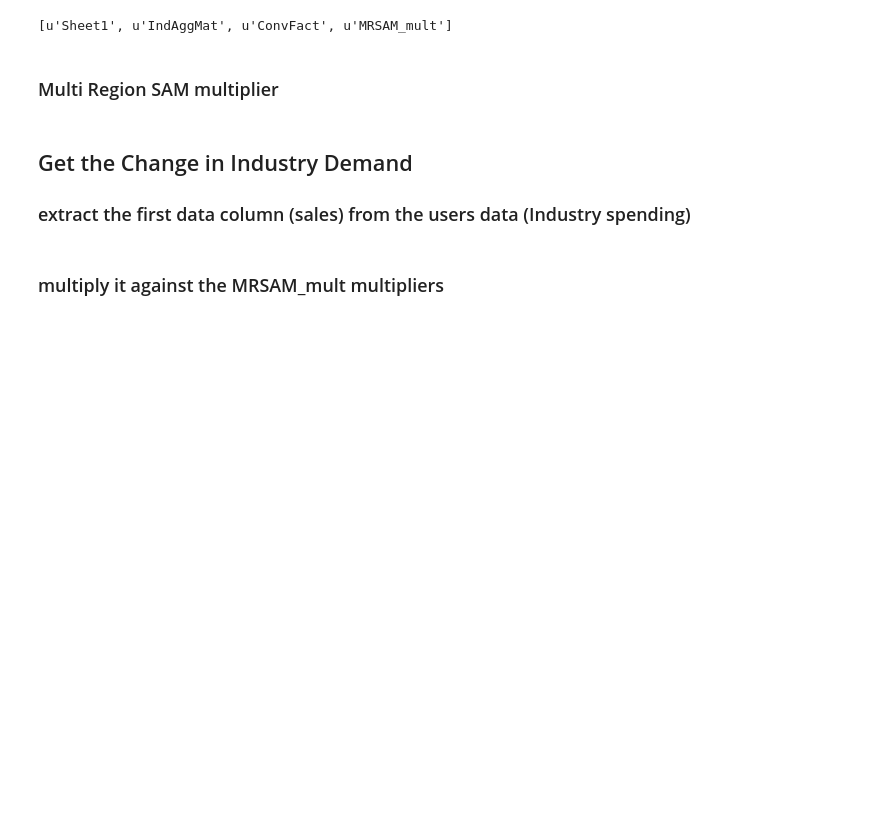
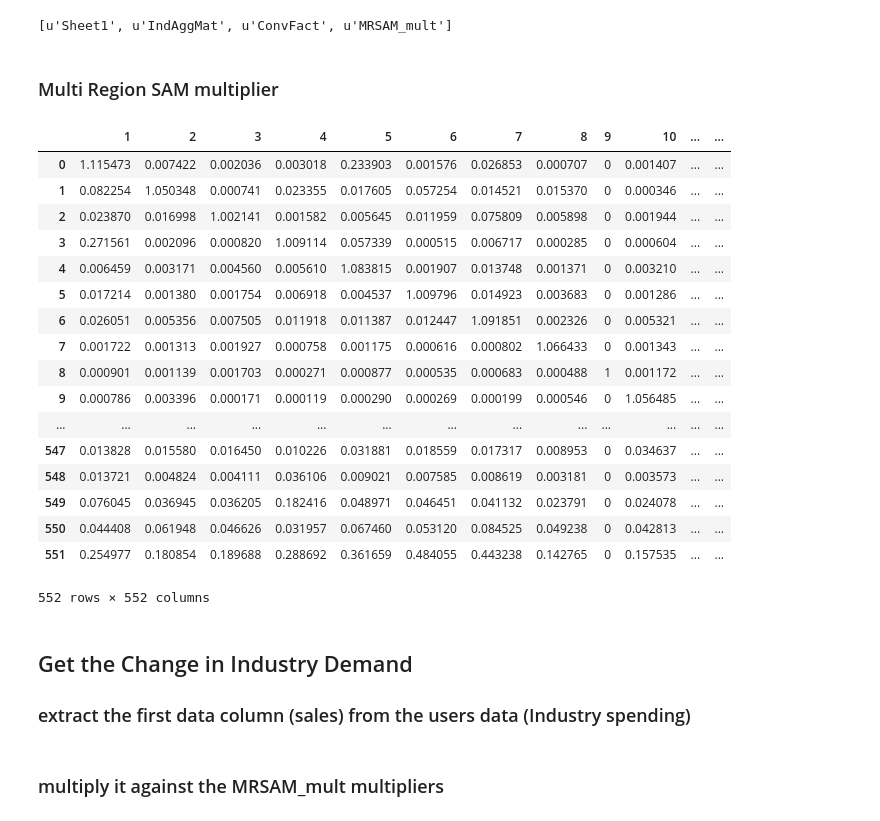
Before and after one commit to IEAGIS/reg_soc_acc_mat, a Jupyter notebook: reg_soc_acc_mat.ipynb, the cells around one changed output. Drawn from its saved outputs; the diff is of its cells as text; code cells hidden in the pictures; blank space fills up the shorter version.

```diff
--- a/reg_soc_acc_mat.ipynb
+++ b/reg_soc_acc_mat.ipynb
@@ -54,7 +54,26 @@ print (ref_mat.sheet_names)
 ### Multi Region SAM multiplier
 # %%
 mrsam_mult_df = pd.read_excel(ref_mat,'MRSAM_mult', skiprows=2,  parse_cols = "C:UH")
-#mrsam_mult_df
+mrsam_mult_df
+# %% [output]
+|  | 1 | 2 | 3 | 4 | 5 | 6 | 7 | 8 | 9 | 10 | ... | ... |
+| 0 | 1.115473 | 0.007422 | 0.002036 | 0.003018 | 0.233903 | 0.001576 | 0.026853 | 0.000707 | 0 | 0.001407 | ... | ... |
+| 1 | 0.082254 | 1.050348 | 0.000741 | 0.023355 | 0.017605 | 0.057254 | 0.014521 | 0.015370 | 0 | 0.000346 | ... | ... |
+| 2 | 0.023870 | 0.016998 | 1.002141 | 0.001582 | 0.005645 | 0.011959 | 0.075809 | 0.005898 | 0 | 0.001944 | ... | ... |
+| 3 | 0.271561 | 0.002096 | 0.000820 | 1.009114 | 0.057339 | 0.000515 | 0.006717 | 0.000285 | 0 | 0.000604 | ... | ... |
+| 4 | 0.006459 | 0.003171 | 0.004560 | 0.005610 | 1.083815 | 0.001907 | 0.013748 | 0.001371 | 0 | 0.003210 | ... | ... |
+| 5 | 0.017214 | 0.001380 | 0.001754 | 0.006918 | 0.004537 | 1.009796 | 0.014923 | 0.003683 | 0 | 0.001286 | ... | ... |
+| 6 | 0.026051 | 0.005356 | 0.007505 | 0.011918 | 0.011387 | 0.012447 | 1.091851 | 0.002326 | 0 | 0.005321 | ... | ... |
+| 7 | 0.001722 | 0.001313 | 0.001927 | 0.000758 | 0.001175 | 0.000616 | 0.000802 | 1.066433 | 0 | 0.001343 | ... | ... |
+| 8 | 0.000901 | 0.001139 | 0.001703 | 0.000271 | 0.000877 | 0.000535 | 0.000683 | 0.000488 | 1 | 0.001172 | ... | ... |
+| 9 | 0.000786 | 0.003396 | 0.000171 | 0.000119 | 0.000290 | 0.000269 | 0.000199 | 0.000546 | 0 | 1.056485 | ... | ... |
+| ... | ... | ... | ... | ... | ... | ... | ... | ... | ... | ... | ... | ... |
+| 547 | 0.013828 | 0.015580 | 0.016450 | 0.010226 | 0.031881 | 0.018559 | 0.017317 | 0.008953 | 0 | 0.034637 | ... | ... |
+| 548 | 0.013721 | 0.004824 | 0.004111 | 0.036106 | 0.009021 | 0.007585 | 0.008619 | 0.003181 | 0 | 0.003573 | ... | ... |
+| 549 | 0.076045 | 0.036945 | 0.036205 | 0.182416 | 0.048971 | 0.046451 | 0.041132 | 0.023791 | 0 | 0.024078 | ... | ... |
+| 550 | 0.044408 | 0.061948 | 0.046626 | 0.031957 | 0.067460 | 0.053120 | 0.084525 | 0.049238 | 0 | 0.042813 | ... | ... |
+| 551 | 0.254977 | 0.180854 | 0.189688 | 0.288692 | 0.361659 | 0.484055 | 0.443238 | 0.142765 | 0 | 0.157535 | ... | ... |
+552 rows × 552 columns
 # %% [markdown]
 ## Get the Change in Industry Demand
 
```
Also changed, not shown: parts of 2 cells of this notebook.
